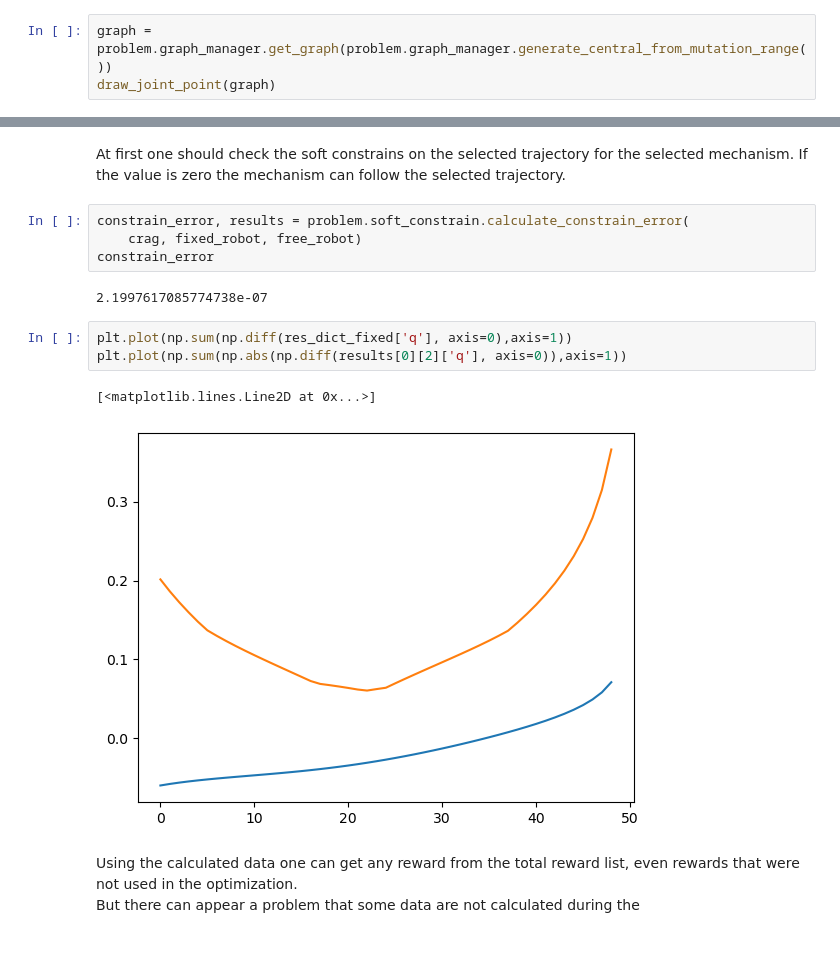
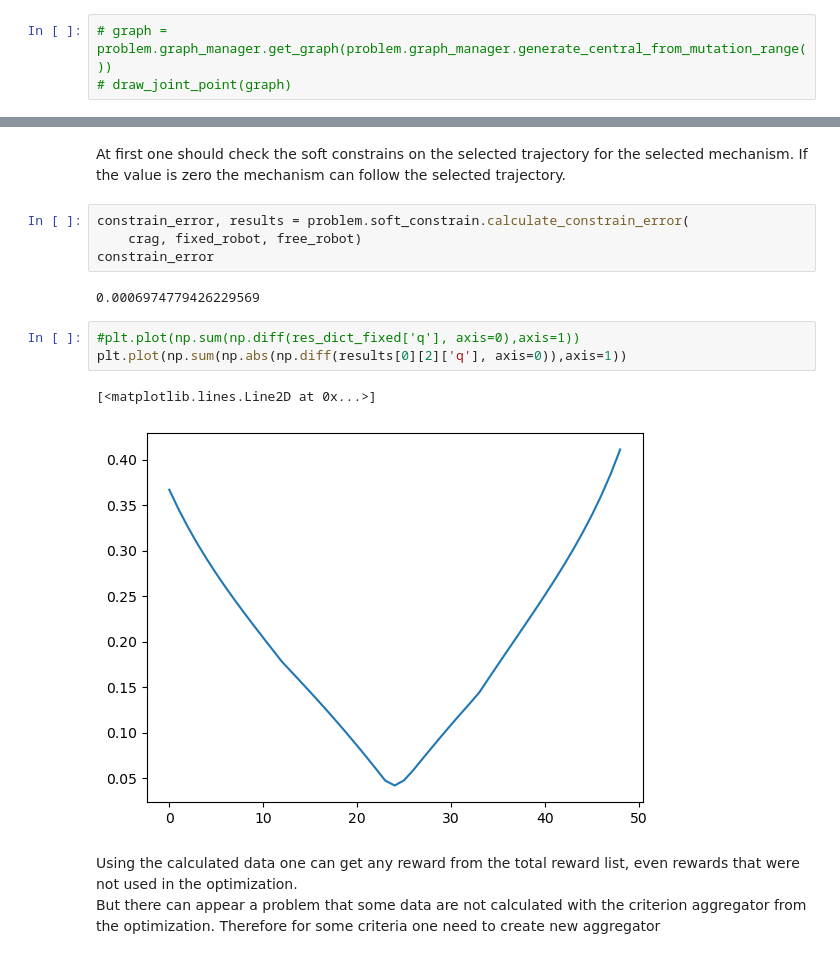
Before and after one commit to LicAiBeerLab/auto-robotics-design, a Jupyter notebook: apps/optimize/one_mech_analysis.ipynb, the cells around one changed output, grey strips where cells are left out. Drawn from its saved outputs; the diff is of its cells as text.

```diff
--- a/apps/optimize/one_mech_analysis.ipynb
+++ b/apps/optimize/one_mech_analysis.ipynb
@@ -85,3 +87,3 @@ draw_joint_point(graph)
 # %%
-graph = problem.graph_manager.get_graph(problem.graph_manager.generate_central_from_mutation_range())
-draw_joint_point(graph)
+# graph = problem.graph_manager.get_graph(problem.graph_manager.generate_central_from_mutation_range())
+# draw_joint_point(graph)
@@ -124,13 +123,13 @@ constrain_error, results = problem.soft_constrain.calculate_constrain_error(
     crag, fixed_robot, free_robot)
 constrain_error
 # %% [output]
-2.1997617085774738e-07
+0.0006974779426229569
 # %%
-plt.plot(np.sum(np.diff(res_dict_fixed['q'], axis=0),axis=1))
+#plt.plot(np.sum(np.diff(res_dict_fixed['q'], axis=0),axis=1))
 plt.plot(np.sum(np.abs(np.diff(results[0][2]['q'], axis=0)),axis=1))
 # %% [output]
 [<matplotlib.lines.Line2D at 0x...>]
-[figure, old version]
+[figure, new version]
 # %% [markdown]
 Using the calculated data one can get any reward from the total reward list, even rewards that were not used in the optimization.
-But there can appear a problem that some data are not calculated during the
+But there can appear a problem that some data are not calculated with the criterion aggregator from the optimization. Therefore for some criteria one need to create new aggregator
```
Also changed, not shown: parts of 44 cells of this notebook, 4 other files.
